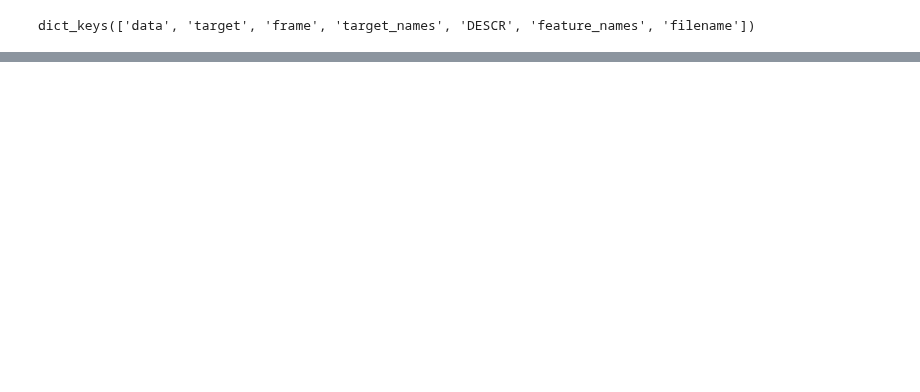
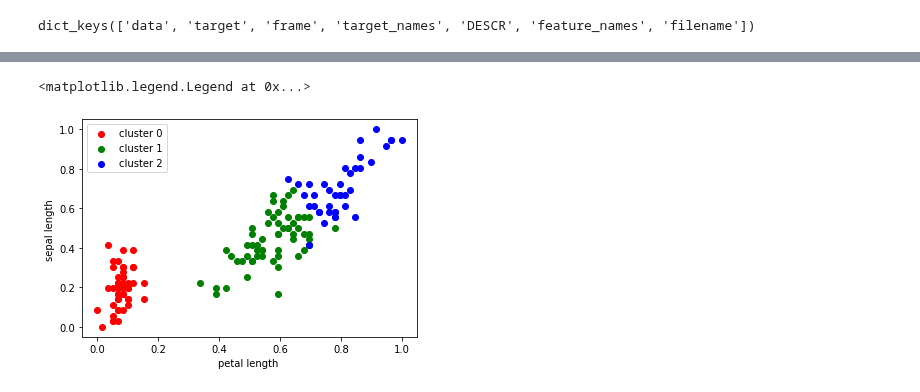
Before and after one commit to john-sedrak/GRIP, a Jupyter notebook: Task 2/task.ipynb, the cells around one changed output, grey strips where cells are left out. Cells and saved outputs as stored; diff of their text form; code cells hidden in the pictures; blank space fills up the shorter version.

```diff
--- a/Task 2/task.ipynb
+++ b/Task 2/task.ipynb
@@ -33,0 +62,6 @@ array([[5.1, 3.5, 1.4, 0.2],
+# %%
+km = KMeans(n_clusters=3)
+y_pred = km.fit_predict(df)
+
+df['cluster'] = y_pred
+df.head()
@@ -33,0 +75,19 @@ array([[5.1, 3.5, 1.4, 0.2],
+# %%
+df1 = df[df.cluster == 0]
+df2 = df[df.cluster == 1]
+df3 = df[df.cluster == 2]
+
+x_ax = 'petal length (cm)'
+y_ax = 'sepal length (cm)'
+
+plt.xlabel(x_ax[:-4])
+plt.ylabel(y_ax[:-4])
+plt.scatter(df1[[x_ax]],df1[[y_ax]], color='r', label='cluster 0')
+plt.scatter(df2[[x_ax]],df2[[y_ax]], color='g', label='cluster 1')
+plt.scatter(df3[[x_ax]],df3[[y_ax]], color='b', label='cluster 2')
+plt.legend()
+# plt.scatter(df2, 'r')
+# plt.scatter(df3, 'blue')
+# %% [output]
+<matplotlib.legend.Legend at 0x...>
+[figure, added]
```
Also changed, not shown: parts of 6 cells of this notebook.
